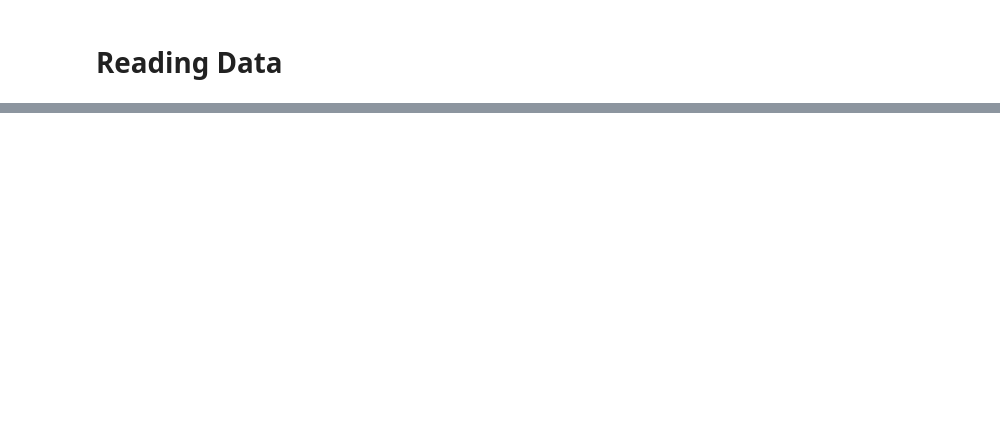
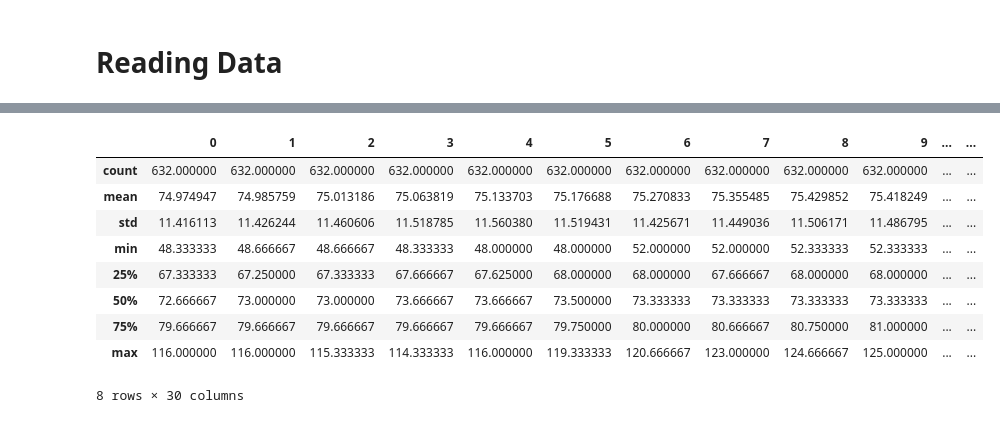
Before and after one commit to VHKA1729/cognitive-load, a Jupyter notebook: Preliminary_VHKA.ipynb, the cells around one changed output, grey strips where cells are left out. Cells and saved outputs as stored; diff of their text form; code cells hidden in the pictures; blank space fills up the shorter version.

```diff
--- a/Preliminary_VHKA.ipynb
+++ b/Preliminary_VHKA.ipynb
@@ -82,0 +202,13 @@ temp_train.head()
+# %%
+hr_train.describe()
+# %% [output]
+|  | 0 | 1 | 2 | 3 | 4 | 5 | 6 | 7 | 8 | 9 | ... | ... |
+| count | 632.000000 | 632.000000 | 632.000000 | 632.000000 | 632.000000 | 632.000000 | 632.000000 | 632.000000 | 632.000000 | 632.000000 | ... | ... |
+| mean | 74.974947 | 74.985759 | 75.013186 | 75.063819 | 75.133703 | 75.176688 | 75.270833 | 75.355485 | 75.429852 | 75.418249 | ... | ... |
+| std | 11.416113 | 11.426244 | 11.460606 | 11.518785 | 11.560380 | 11.519431 | 11.425671 | 11.449036 | 11.506171 | 11.486795 | ... | ... |
+| min | 48.333333 | 48.666667 | 48.666667 | 48.333333 | 48.000000 | 48.000000 | 52.000000 | 52.000000 | 52.333333 | 52.333333 | ... | ... |
+| 25% | 67.333333 | 67.250000 | 67.333333 | 67.666667 | 67.625000 | 68.000000 | 68.000000 | 67.666667 | 68.000000 | 68.000000 | ... | ... |
+| 50% | 72.666667 | 73.000000 | 73.000000 | 73.666667 | 73.666667 | 73.500000 | 73.333333 | 73.333333 | 73.333333 | 73.333333 | ... | ... |
+| 75% | 79.666667 | 79.666667 | 79.666667 | 79.666667 | 79.666667 | 79.750000 | 80.000000 | 80.666667 | 80.750000 | 81.000000 | ... | ... |
+| max | 116.000000 | 116.000000 | 115.333333 | 114.333333 | 116.000000 | 119.333333 | 120.666667 | 123.000000 | 124.666667 | 125.000000 | ... | ... |
+8 rows × 30 columns
```
Also changed, not shown: parts of 38 cells of this notebook.
